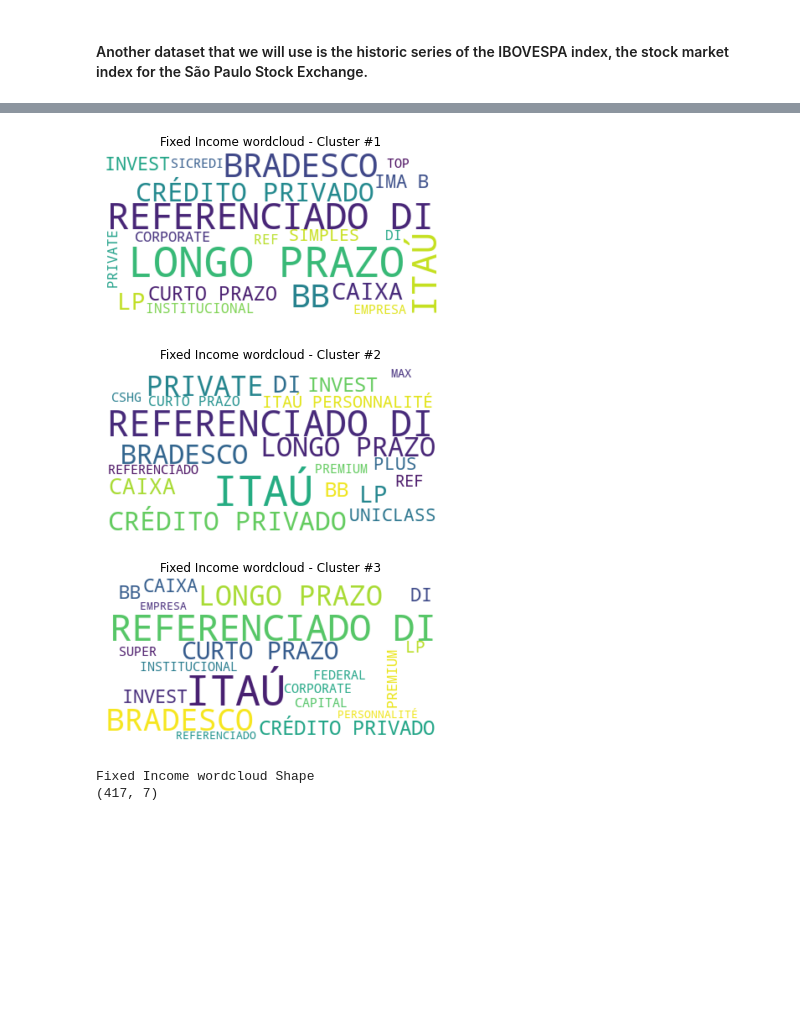
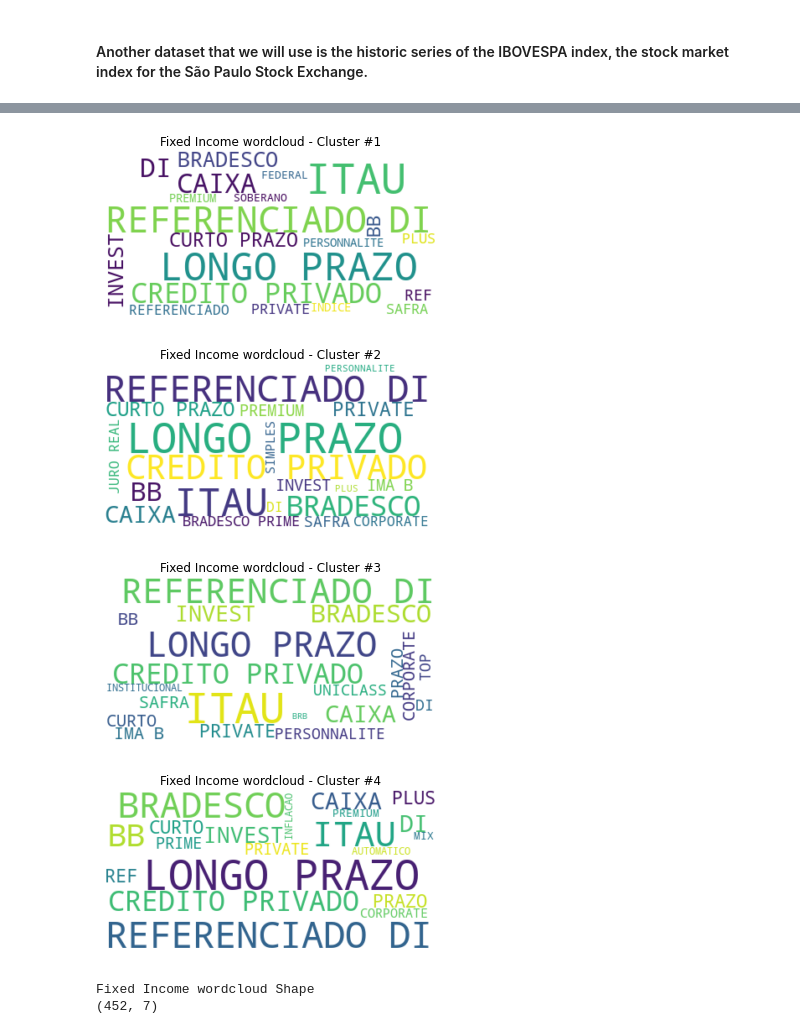
Before and after one commit to rafaelimai/ibmdscapstone, a Jupyter notebook: Capstone Work-Base-Clustering.ipynb, the cells around one changed output, grey strips where cells are left out. Drawn from its saved outputs; the diff is of its cells as text; code cells hidden in the pictures; blank space fills up the shorter version.

```diff
--- a/Capstone Work-Base-Clustering.ipynb
+++ b/Capstone Work-Base-Clustering.ipynb
@@ -49,24 +36,18 @@ firstFundFilterLayer = firstFundFilterLayer.drop_duplicates(subset=['CNPJ_FUNDO'
 # %%
-insightsIhfa_Dump=pd.read_csv("ihfa_dump_2017-01-01-2020-12-31.csv")
+insightsHedgeFund_Dump=pd.read_csv("hedgeFund_dump_2017-01-01-2020-12-31.csv")
 insightsFI_Dump=pd.read_csv("fixedIncome_dump_2017-01-01-2020-12-31.csv")
-insightsInterbankRate_Dump=pd.read_csv("interbankRate_dump_2017-01-01-2020-12-31.csv")
-insightsPrivateBond_Dump=pd.read_csv("privateBond_dump_2017-01-01-2020-12-31.csv")
 # %%
-insightsIhfa_Dump=insightsIhfa_Dump[['CNPJ','IbovCorrelation','SELICCorrelation','flowCorrelation','avgTicketCorrelation','vol']]
+insightsHedgeFund_Dump=insightsHedgeFund_Dump[['CNPJ','IbovCorrelation','SELICCorrelation','flowCorrelation','avgTicketCorrelation','vol']]
 insightsFI_Dump=insightsFI_Dump[['CNPJ','IbovCorrelation','SELICCorrelation','flowCorrelation','avgTicketCorrelation','vol']]
-insightsInterbankRate_Dump=insightsInterbankRate_Dump[['CNPJ','IbovCorrelation','SELICCorrelation','flowCorrelation','avgTicketCorrelation','vol']]
-insightsPrivateBond_Dump=insightsPrivateBond_Dump[['CNPJ','IbovCorrelation','SELICCorrelation','flowCorrelation','avgTicketCorrelation','vol']]
 
-insightsIhfa_Dump=insightsIhfa_Dump.set_index("CNPJ")
+insightsHedgeFund_Dump=insightsHedgeFund_Dump.set_index("CNPJ")
 insightsFI_Dump=insightsFI_Dump.set_index("CNPJ")
-insightsInterbankRate_Dump=insightsInterbankRate_Dump.set_index("CNPJ")
-insightsPrivateBond_Dump=insightsPrivateBond_Dump.set_index("CNPJ")
 # %%
 def plot_wordcloud(parsed, clusterCount, graphTitle,stopwordsClass):
 
     stopwords = set(STOPWORDS)
     stopwords.update(["INVESTIMENTO", "COTAS", "QUOTAS", "DE", "FUNDO", "FEEDER", "EM", "FDO", "INV", "FDOS",
-                      "INVES","FUNDOS","FICFI","FI"])
+                      "INVES","FUNDOS","FICFI","FI","FUND"])
     stopwords.update(stopwordsClass)
 
 
@@ -78,6 +59,9 @@ def plot_wordcloud(parsed, clusterCount, graphTitle,stopwordsClass):
         for a in consolidated:
             text = text + " " + a
 
+        text = unidecode.unidecode(text)
+        text = text.replace(" LP ", " LONGO PRAZO ")
+        text = text.replace(" CRED PRIV ", " CREDITO PRIVADO ")
 
         wordcloud = WordCloud(stopwords=stopwords,max_font_size=50, max_words=20, background_color="white").generate(text)
         plt.figure()
@@ -162,0 +104,8 @@ Centroids:
+# %%
+stopwordsClassHedgeFund = ['MULTIMERCADO','FIM','ADVISORY']
+clusterCountHedgeFund = 4
+k_means_labels_HedgeFund, k_means_cluster_centers_HedgeFund = run_kmeans(clusterCountHedgeFund, insightsHedgeFund_Dump)
+
+stopwordsFI = ['RF','RENDA FIXA', 'RENDA', 'FIXA','ADVISORY','FIRF']
+clusterCountFI = 4
+k_means_labels_FI, k_means_cluster_centers_FI = run_kmeans(clusterCountFI, insightsFI_Dump)
@@ -175,8 +144,9 @@ def print_wordcloud(dataSource,k_means_labels,clusterCount,title,stopwordsClass)
 # %%
-print_wordcloud(insightsFI_Dump,k_means_labels_FI,clusterCountFI,"Fixed Income wordcloud",stopwordsFI)
+print_wordcloud(insightsFI_Dump,k_means_labels_HedgeFund,clusterCountFI,"Fixed Income wordcloud",stopwordsFI)
 # %% [output]
-[figure, old version]
+[figure, new version]
-[figure, old version]
+[figure, new version]
-[figure, old version]
+[figure, new version]
+[figure, added]
 Fixed Income wordcloud Shape
-(417, 7)
+(452, 7)
```
Also changed, not shown: parts of 20 cells of this notebook, 15 other files.
